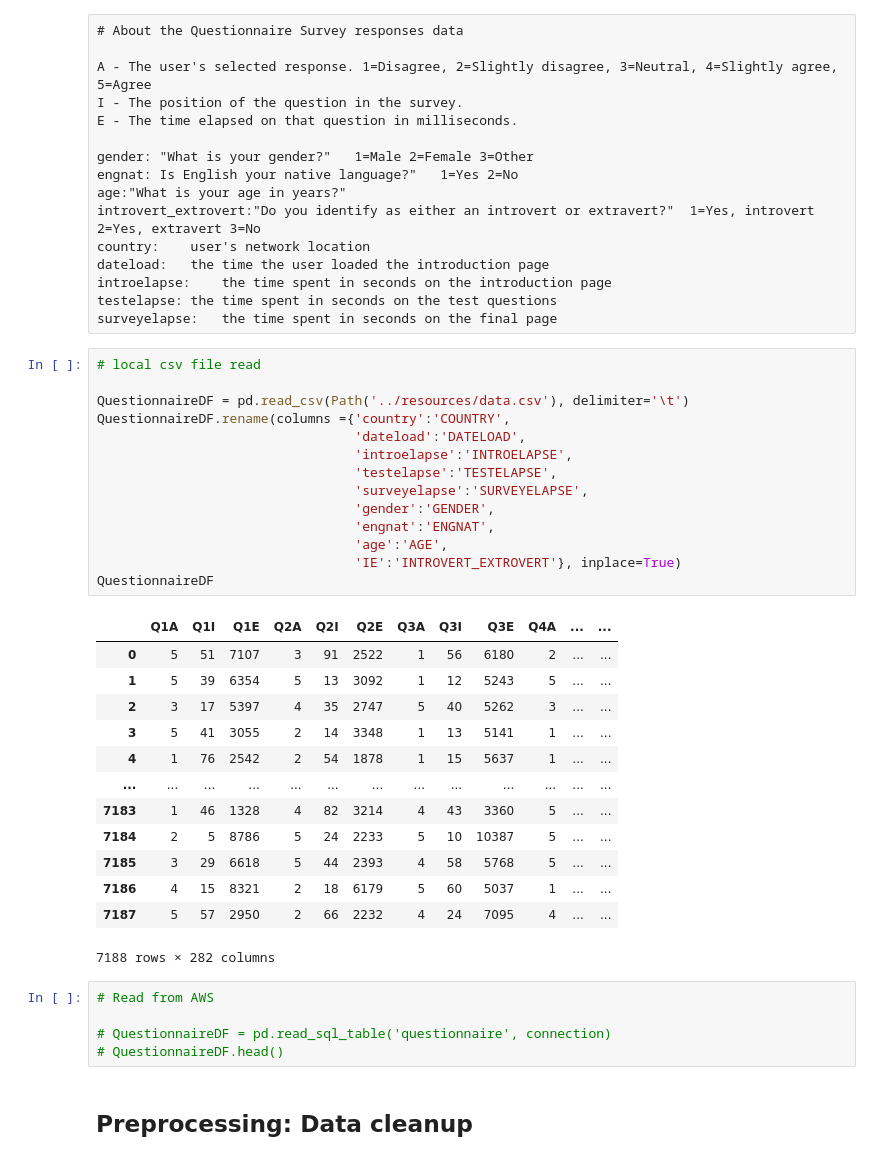
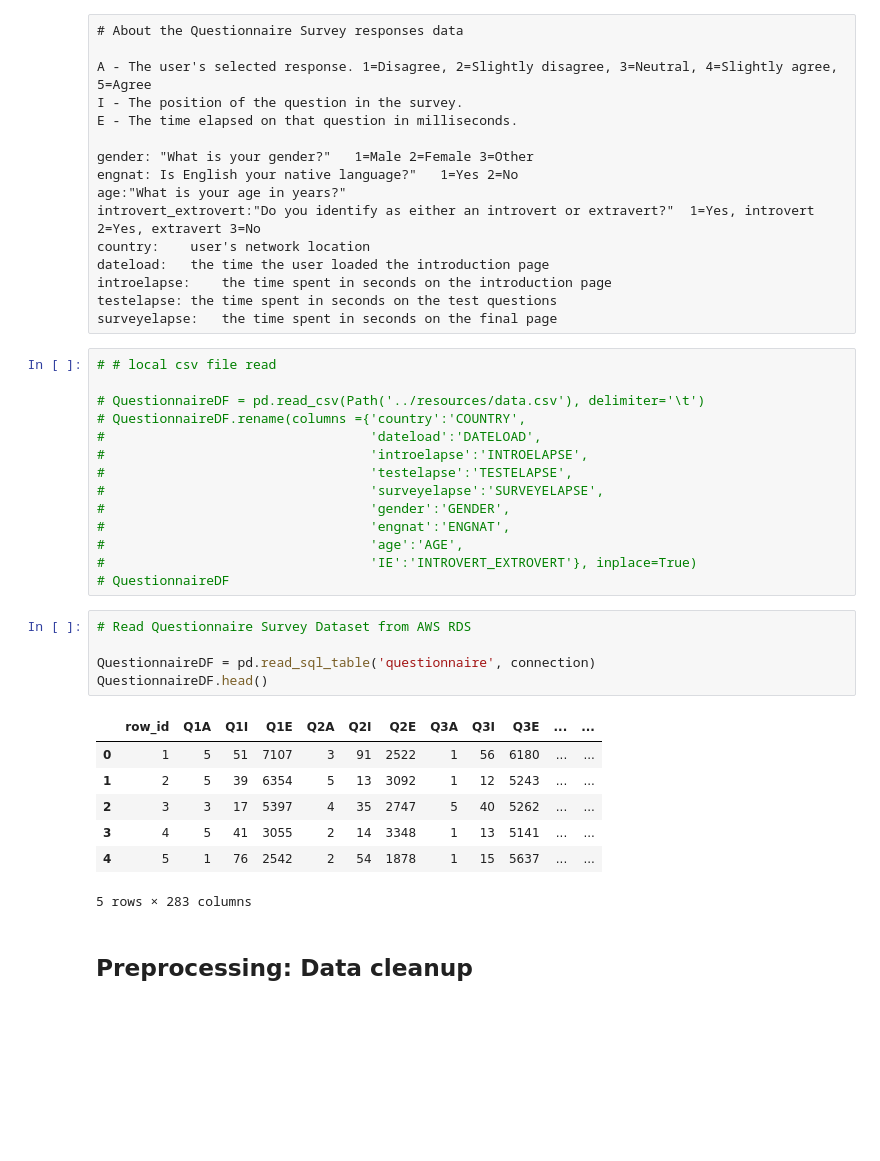
Before and after one commit to skesamsetty/ML_Project, a Jupyter notebook: code/IE_Predictor_Model.ipynb, the cells around one changed output. Saved outputs shown, nothing was run; the diff lists cells and outputs as text; blank space fills up the shorter version.

```diff
--- a/code/IE_Predictor_Model.ipynb
+++ b/code/IE_Predictor_Model.ipynb
@@ -57,38 +68,32 @@ introelapse:	the time spent in seconds on the introduction page
 testelapse:	the time spent in seconds on the test questions
 surveyelapse:	the time spent in seconds on the final page
 # %%
-# local csv file read
+# # local csv file read
 
-QuestionnaireDF = pd.read_csv(Path('../resources/data.csv'), delimiter='\t')
-QuestionnaireDF.rename(columns ={'country':'COUNTRY',
-                                 'dateload':'DATELOAD',
-                                 'introelapse':'INTROELAPSE',
-                                 'testelapse':'TESTELAPSE',
-                                 'surveyelapse':'SURVEYELAPSE',
-                                 'gender':'GENDER',
-                                 'engnat':'ENGNAT',
-                                 'age':'AGE',
-                                 'IE':'INTROVERT_EXTROVERT'}, inplace=True)
-QuestionnaireDF
+# QuestionnaireDF = pd.read_csv(Path('../resources/data.csv'), delimiter='\t')
+# QuestionnaireDF.rename(columns ={'country':'COUNTRY',
+#                                  'dateload':'DATELOAD',
+#                                  'introelapse':'INTROELAPSE',
+#                                  'testelapse':'TESTELAPSE',
+#                                  'surveyelapse':'SURVEYELAPSE',
+#                                  'gender':'GENDER',
+#                                  'engnat':'ENGNAT',
+#                                  'age':'AGE',
+#                                  'IE':'INTROVERT_EXTROVERT'}, inplace=True)
+# QuestionnaireDF
-# %% [output]
-|  | Q1A | Q1I | Q1E | Q2A | Q2I | Q2E | Q3A | Q3I | Q3E | Q4A | ... | ... |
-| 0 | 5 | 51 | 7107 | 3 | 91 | 2522 | 1 | 56 | 6180 | 2 | ... | ... |
-| 1 | 5 | 39 | 6354 | 5 | 13 | 3092 | 1 | 12 | 5243 | 5 | ... | ... |
-| 2 | 3 | 17 | 5397 | 4 | 35 | 2747 | 5 | 40 | 5262 | 3 | ... | ... |
-| 3 | 5 | 41 | 3055 | 2 | 14 | 3348 | 1 | 13 | 5141 | 1 | ... | ... |
-| 4 | 1 | 76 | 2542 | 2 | 54 | 1878 | 1 | 15 | 5637 | 1 | ... | ... |
-| ... | ... | ... | ... | ... | ... | ... | ... | ... | ... | ... | ... | ... |
-| 7183 | 1 | 46 | 1328 | 4 | 82 | 3214 | 4 | 43 | 3360 | 5 | ... | ... |
-| 7184 | 2 | 5 | 8786 | 5 | 24 | 2233 | 5 | 10 | 10387 | 5 | ... | ... |
-| 7185 | 3 | 29 | 6618 | 5 | 44 | 2393 | 4 | 58 | 5768 | 5 | ... | ... |
-| 7186 | 4 | 15 | 8321 | 2 | 18 | 6179 | 5 | 60 | 5037 | 1 | ... | ... |
-| 7187 | 5 | 57 | 2950 | 2 | 66 | 2232 | 4 | 24 | 7095 | 4 | ... | ... |
-7188 rows × 282 columns
 # %%
-# Read from AWS
+# Read Questionnaire Survey Dataset from AWS RDS
 
-# QuestionnaireDF = pd.read_sql_table('questionnaire', connection)
-# QuestionnaireDF.head()
+QuestionnaireDF = pd.read_sql_table('questionnaire', connection)
+QuestionnaireDF.head()
+# %% [output]
+|  | row_id | Q1A | Q1I | Q1E | Q2A | Q2I | Q2E | Q3A | Q3I | Q3E | ... | ... |
+| 0 | 1 | 5 | 51 | 7107 | 3 | 91 | 2522 | 1 | 56 | 6180 | ... | ... |
+| 1 | 2 | 5 | 39 | 6354 | 5 | 13 | 3092 | 1 | 12 | 5243 | ... | ... |
+| 2 | 3 | 3 | 17 | 5397 | 4 | 35 | 2747 | 5 | 40 | 5262 | ... | ... |
+| 3 | 4 | 5 | 41 | 3055 | 2 | 14 | 3348 | 1 | 13 | 5141 | ... | ... |
+| 4 | 5 | 1 | 76 | 2542 | 2 | 54 | 1878 | 1 | 15 | 5637 | ... | ... |
+5 rows × 283 columns
 # %% [markdown]
 ## Preprocessing: Data cleanup
 # %%
```
Also changed, not shown: parts of 7 cells of this notebook, 1 other file.
